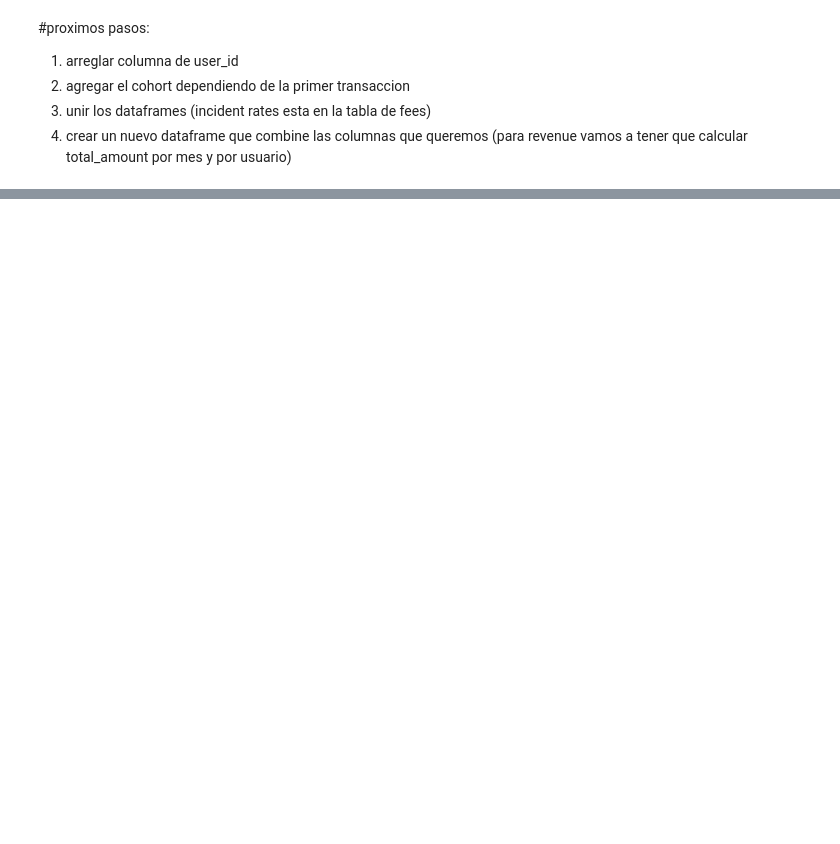
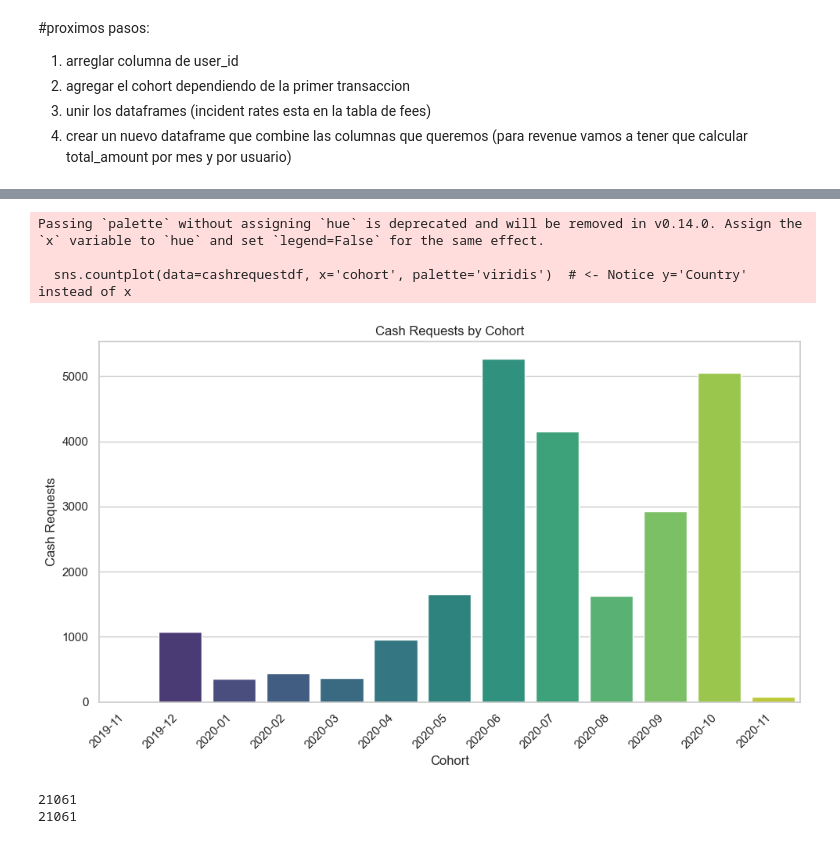
Before and after one commit to jorgeberrizbeitia/project-ironhack-payments-en, a Jupyter notebook: EDA.ipynb, the cells around one changed output, grey strips where cells are left out. Cells and saved outputs as stored; diff of their text form; code cells hidden in the pictures; blank space fills up the shorter version.

Commit message:
cleaned df, added charts for 3 metrics.

```diff
--- a/EDA.ipynb
+++ b/EDA.ipynb
@@ -164,0 +120,3 @@ feesdf[feesdf["total_amount"] != 5.0]
+# %%
+# Check for invalid time sequences
+cashrequestdf["invalid_date_sequence"] = ((cashrequestdf["cash_request_updated_at"] < cashrequestdf["cash_request_created_at"]) | (cashrequestdf["money_back_date"] < cashrequestdf["cash_request_created_at"]))
@@ -164,0 +145,4 @@ feesdf[feesdf["total_amount"] != 5.0]
+# %%
+# 1. arreglar columna de user_id
+cashrequestdf["user_id"] = cashrequestdf["user_id"].fillna(cashrequestdf["deleted_account_id"])
+cashrequestdf.isnull().sum()
@@ -164,0 +181,17 @@ feesdf[feesdf["total_amount"] != 5.0]
+# %%
+# 2.2 assign cohort name depending on "first_cash_request_date"
+from datetime import datetime
+
+only_userid_and_date["user_first_cash_request_date"] = pd.to_datetime(only_userid_and_date["user_first_cash_request_date"])  # Convert column to datetime
+
+def assign_cohort(each_row_value):
+  year = each_row_value.year
+  month = each_row_value.strftime("%m") # adds a 0 in front if only one digit
+  return f"{year}-{month}"
+
+only_userid_and_date["cohort"] = only_userid_and_date["user_first_cash_request_date"].apply(assign_cohort) # adds new column with cohort name
+
+
+# 2.3 merged new "cohort" column with original
+cashrequestdf = pd.merge(left=cashrequestdf, right=only_userid_and_date, left_on="user_id", right_on="user_id", how="left") # left just to make sure we don't remove any cash requests
+cashrequestdf.shape
@@ -164,0 +211,34 @@ feesdf[feesdf["total_amount"] != 5.0]
+# %%
+import matplotlib.pyplot as plt
+import seaborn as sns
+
+# cash_request_by_cohorts = cashrequestdf.groupby("cohort").agg({"cash_request_id": "count"}).reset_index()
+# sns.countplot(cash_request_by_cohorts["cohort"], cash_request_by_cohorts["cash_request_id"])
+
+cashrequestdf = cashrequestdf.sort_values('cohort') # ordered by cohort for the chart
+
+sns.set_theme(style="whitegrid")
+plt.figure(figsize=(10, 6))
+sns.countplot(data=cashrequestdf, x='cohort', palette='viridis')  # <- Notice y='Country' instead of x
+plt.title('Cash Requests by Cohort')
+plt.xlabel('Cohort')
+plt.ylabel('Cash Requests')
+plt.xticks(rotation=45, ha='right')  # Rotate x labels for better visibility
+plt.tight_layout()
+plt.show()
+# %% [output]
+Passing `palette` without assigning `hue` is deprecated and will be removed in v0.14.0. Assign the `x` variable to `hue` and set `legend=False` for the same effect.
+
+  sns.countplot(data=cashrequestdf, x='cohort', palette='viridis')  # <- Notice y='Country' instead of x
+[figure, added]
+# %%
+# 3. unir los dataframes  (incident rates esta en la tabla de fees)
+
+fees_with_user_id_and_cohort = pd.merge(left=feesdf, right=cashrequestdf, left_on="cash_request_id", right_on="cash_request_id", how="left")
+print(feesdf.shape[0])
+print(fees_with_user_id_and_cohort.shape[0]) # same as above
+# TODO can do second metric here: 2. **Incident Rate:**
+# TODO can do third metric here: 3. **Revenue Generated by the Cohort:**
+# %% [output]
+21061
+21061
```
Also changed, not shown: parts of 27 cells of this notebook.
